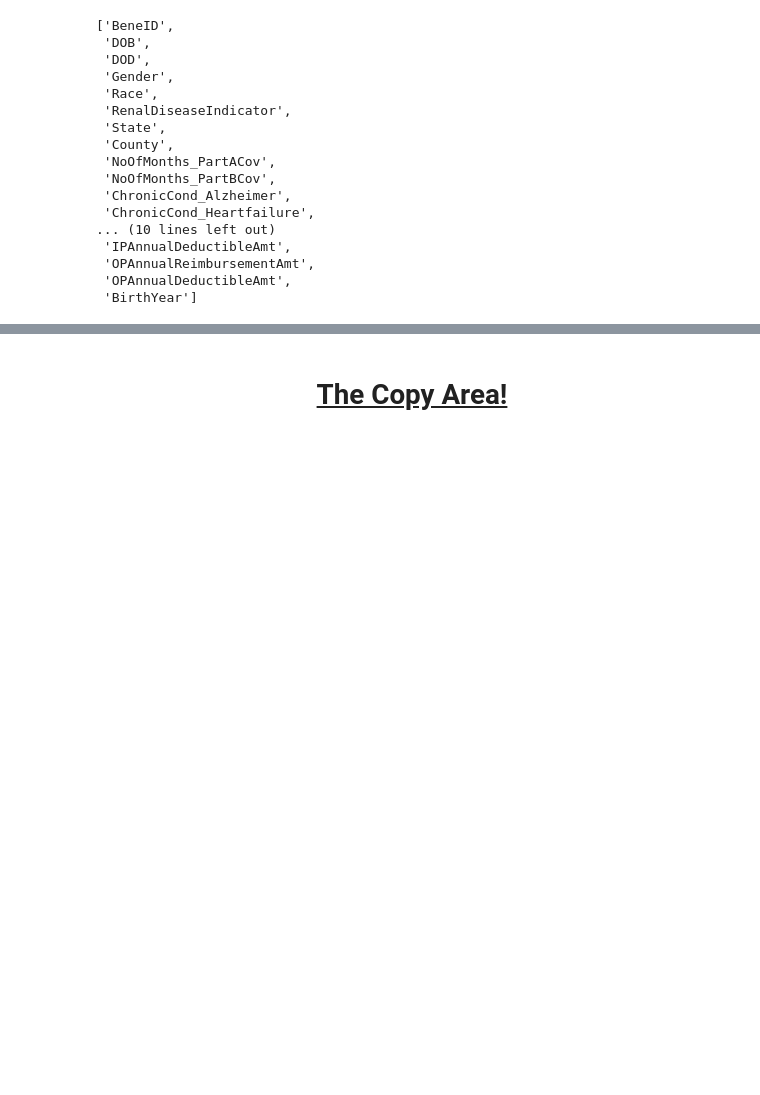
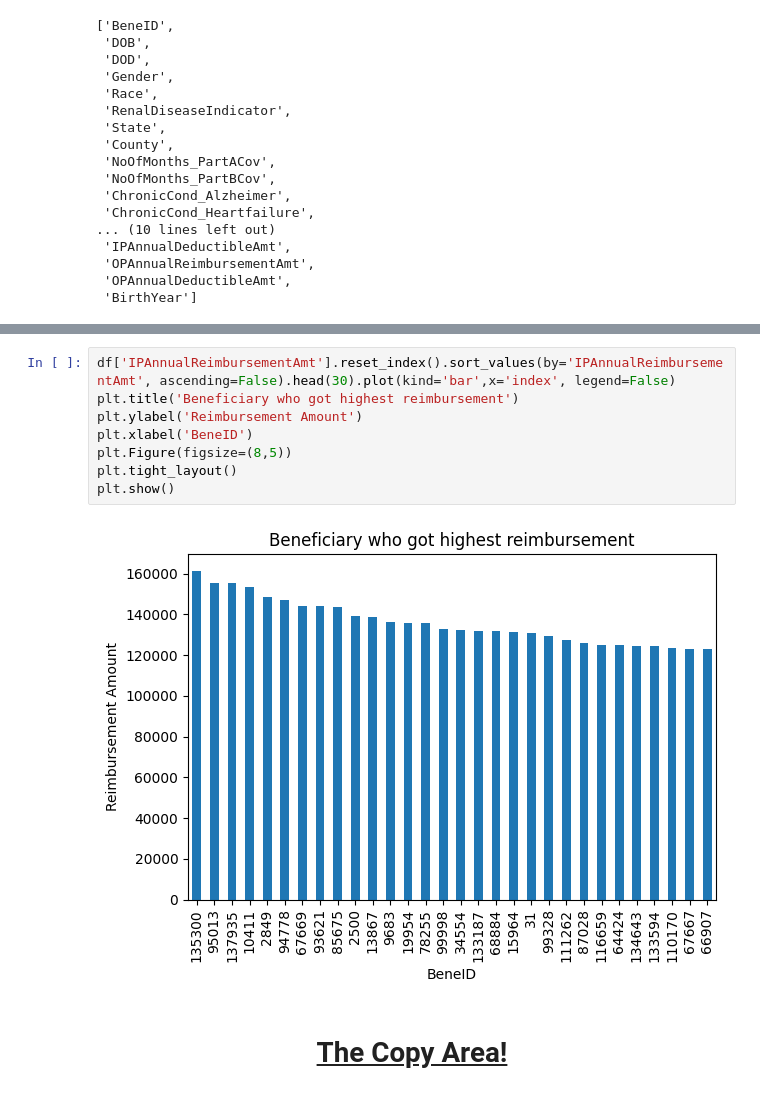
Before and after one commit to ChTomer/MyCapstone, a Jupyter notebook: HealthCareFraudProjectPitch/1beneficiary.ipynb, the cells around one changed output, grey strips where cells are left out. Saved outputs shown, nothing was run; the diff lists cells and outputs as text; blank space fills up the shorter version.

```diff
--- a/HealthCareFraudProjectPitch/1beneficiary.ipynb
+++ b/HealthCareFraudProjectPitch/1beneficiary.ipynb
@@ -607,3 +619,13 @@ df.columns.to_list()
+# %%
+df['IPAnnualReimbursementAmt'].reset_index().sort_values(by='IPAnnualReimbursementAmt', ascending=False).head(30).plot(kind='bar',x='index', legend=False)
+plt.title('Beneficiary who got highest reimbursement')
+plt.ylabel('Reimbursement Amount')
+plt.xlabel('BeneID')
+plt.Figure(figsize=(8,5))
+plt.tight_layout()
+plt.show()
+# %% [output]
+[figure, added]
 # %% [markdown]
 # <center><u> The Copy Area!</u>
 # %%
```
Also changed, not shown: parts of 11 cells of this notebook, 3 other files.
